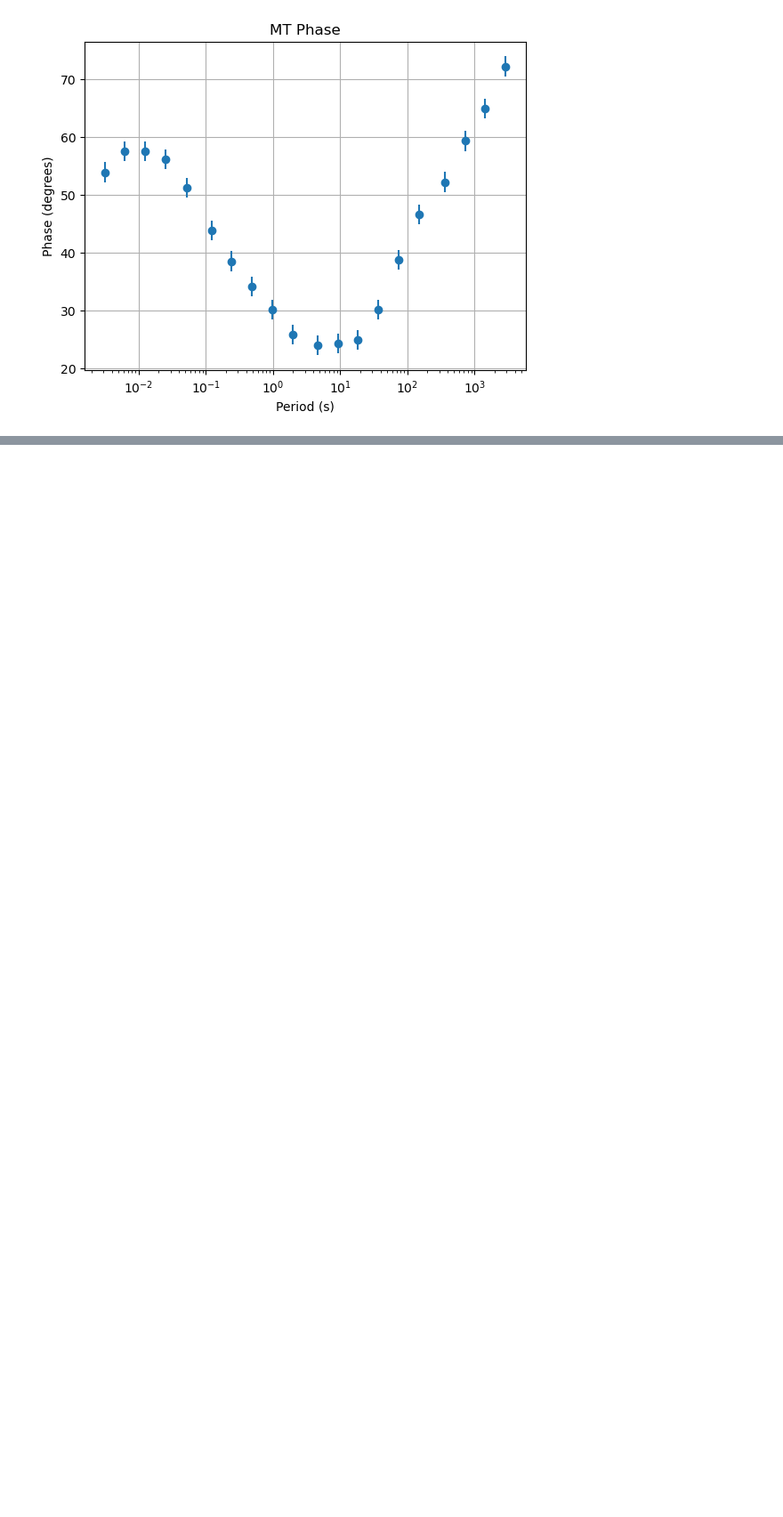
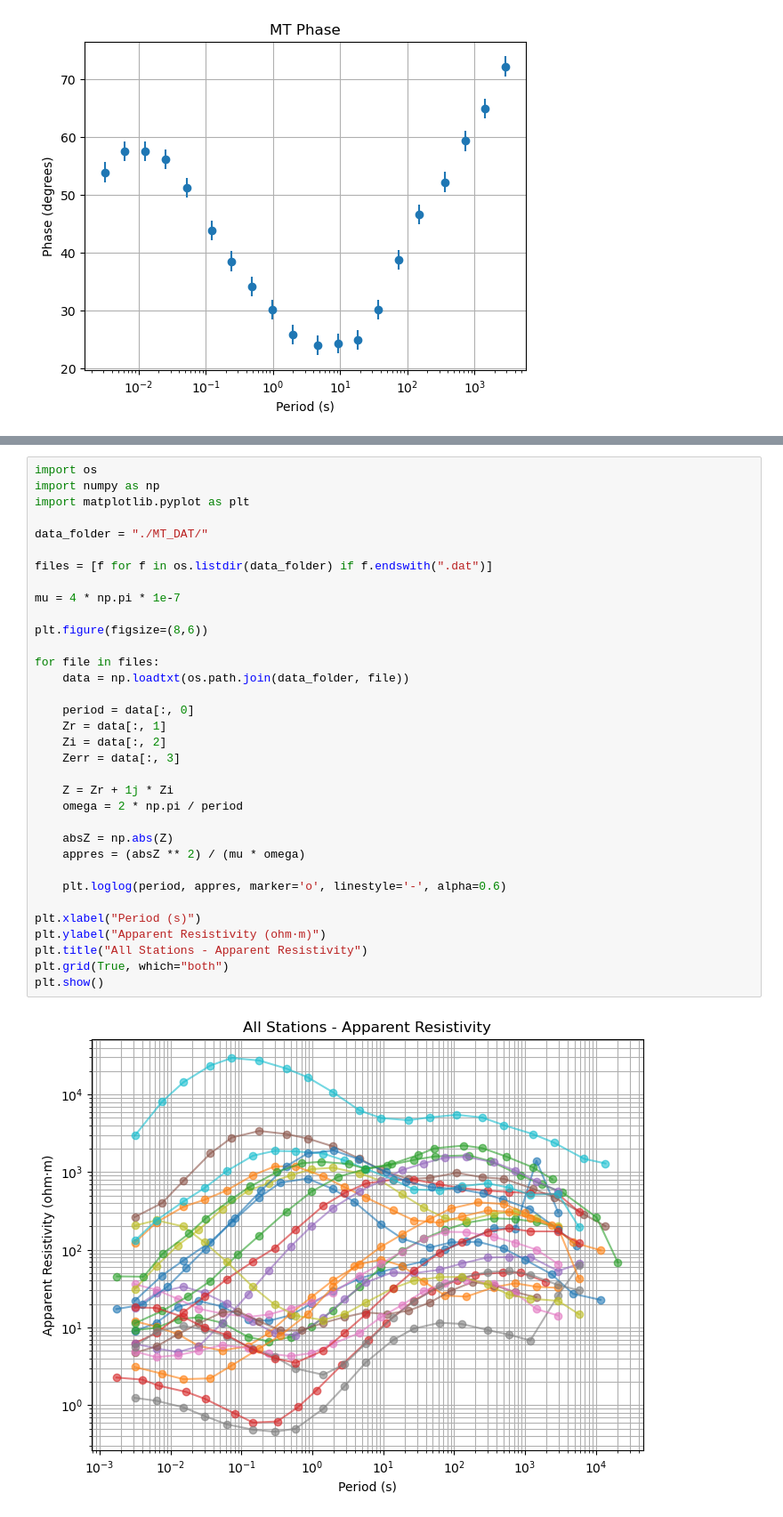
Before and after one commit to Shailo2002/Dissertation, a Jupyter notebook: 1d_data_checkup/determinant_1d.ipynb, the cells around one changed output, grey strips where cells are left out. Shown at 89% size. Saved outputs shown, nothing was run; the diff lists cells and outputs as text; blank space fills up the shorter version.

Commit message:
data generated for all 24 stations

```diff
--- a/1d_data_checkup/determinant_1d.ipynb
+++ b/1d_data_checkup/determinant_1d.ipynb
@@ -1048,0 +1185,36 @@ plt.show()
+# %%
+import os
+import numpy as np
+import matplotlib.pyplot as plt
+
+data_folder = "./MT_DAT/"
+
+files = [f for f in os.listdir(data_folder) if f.endswith(".dat")]
+
+mu = 4 * np.pi * 1e-7
+
+plt.figure(figsize=(8,6))
+
+for file in files:
+    data = np.loadtxt(os.path.join(data_folder, file))
+
+    period = data[:, 0]
+    Zr = data[:, 1]
+    Zi = data[:, 2]
+    Zerr = data[:, 3]
+
+    Z = Zr + 1j * Zi
+    omega = 2 * np.pi / period
+
+    absZ = np.abs(Z)
+    appres = (absZ ** 2) / (mu * omega)
+
+    plt.loglog(period, appres, marker='o', linestyle='-', alpha=0.6)
+
+plt.xlabel("Period (s)")
+plt.ylabel("Apparent Resistivity (ohm·m)")
+plt.title("All Stations - Apparent Resistivity")
+plt.grid(True, which="both")
+plt.show()
+# %% [output]
+[figure, added]
```
Also changed, not shown: parts of 2 cells of this notebook, 49 other files.
